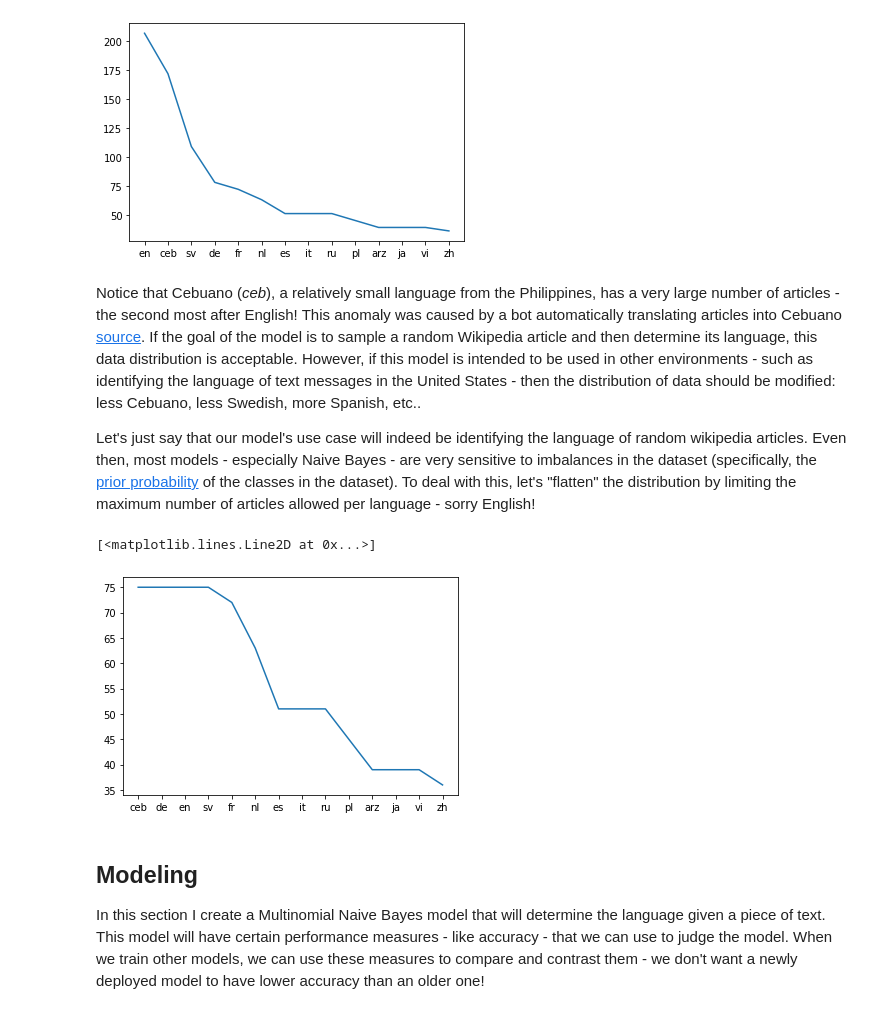
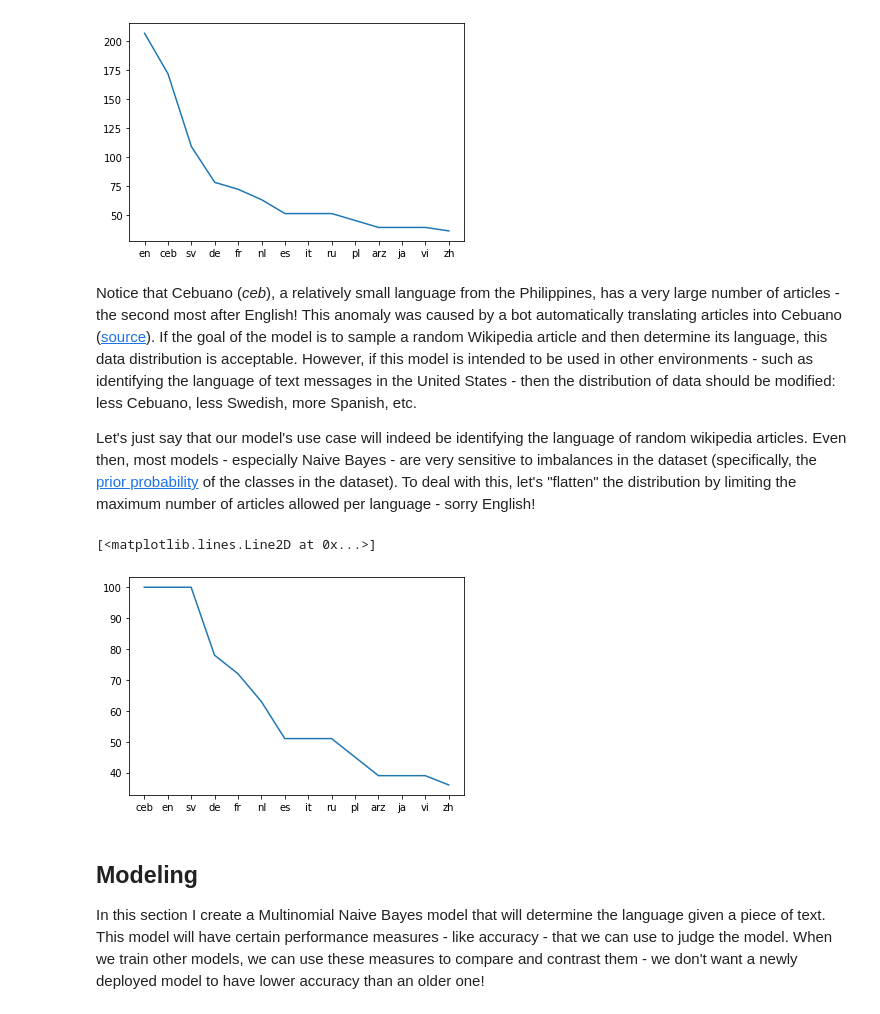
Before and after one commit to camoverride/language-classifier, a Jupyter notebook: modeling/create_model.ipynb, the cells around one changed output. Saved outputs shown, nothing was run; the diff lists cells and outputs as text; code cells hidden in the pictures.

```diff
--- a/modeling/create_model.ipynb
+++ b/modeling/create_model.ipynb
@@ -14,7 +14,6 @@ from sqlalchemy import create_engine
 # %%
 # Connect to the database and add it to a pandas dataframe
-sql_db = create_engine("sqlite:///../scraper/language_data.db")
-conn = sql_db.connect()
+conn = sqlite3.connect("../scraper/language_data.db")
 res = conn.execute("SELECT * FROM wiki_data")
 df = pd.DataFrame(np.array([row for row in res]))
 df = df.rename(columns={0: "article_title", 1: "language", 2: "text"})
@@ -42,32 +41,30 @@ plt.plot(df.value_counts("language"))
 [<matplotlib.lines.Line2D at 0x...>]
 [figure]
 # %% [markdown]
-Notice that Cebuano (_ceb_), a relatively small language from the Philippines, has a very large number of articles - the second most after English! This anomaly was caused by a bot automatically translating articles into Cebuano [source](https://www.quora.com/Why-are-there-so-many-articles-in-the-Cebuano-language-on-Wikipedia). If the goal of the model is to sample a random Wikipedia article and then determine its language, this data distribution is acceptable. However, if this model is intended to be used in other environments - such as identifying the language of text messages in the United States - then the distribution of data should be modified: less Cebuano, less Swedish, more Spanish, etc..
+Notice that Cebuano (_ceb_), a relatively small language from the Philippines, has a very large number of articles - the second most after English! This anomaly was caused by a bot automatically translating articles into Cebuano ([source](https://www.quora.com/Why-are-there-so-many-articles-in-the-Cebuano-language-on-Wikipedia)). If the goal of the model is to sample a random Wikipedia article and then determine its language, this data distribution is acceptable. However, if this model is intended to be used in other environments - such as identifying the language of text messages in the United States - then the distribution of data should be modified: less Cebuano, less Swedish, more Spanish, etc.
 
 Let's just say that our model's use case will indeed be identifying the language of random wikipedia articles. Even then, most models - especially Naive Bayes - are very sensitive to imbalances in the dataset (specifically, the [prior probability](https://en.wikipedia.org/wiki/Prior_probability) of the classes in the dataset). To deal with this, let's "flatten" the distribution by limiting the maximum number of articles allowed per language - sorry English!
 # %%
 # Generate a query that grabs at most 100 articles from each language.
 new_sql_query = """
 SELECT *
   FROM (
     SELECT *, RANK()
       OVER (PARTITION BY language ORDER BY title DESC) AS ranks
     FROM wiki_data) x
-  WHERE ranks <= 75
+  WHERE ranks <= 100
 """
 
 # Connect to the database and add it to a pandas dataframe
-sql_db = create_engine("sqlite:///../scraper/language_data.db")
-conn = sql_db.connect()
 res = conn.execute(new_sql_query)
 df = pd.DataFrame(np.array([row for row in res]))
 df = df.rename(columns={0: "article_title", 1: "language", 2: "text"})
 
 # Plot the number of articles downloaded per language.
 plt.plot(df.value_counts("language"))
 # %% [output]
 [<matplotlib.lines.Line2D at 0x...>]
-[figure, old version]
+[figure, new version]
 # %% [markdown]
 ## Modeling
 
```
Also changed, not shown: parts of 10 cells of this notebook, 5 other files.
